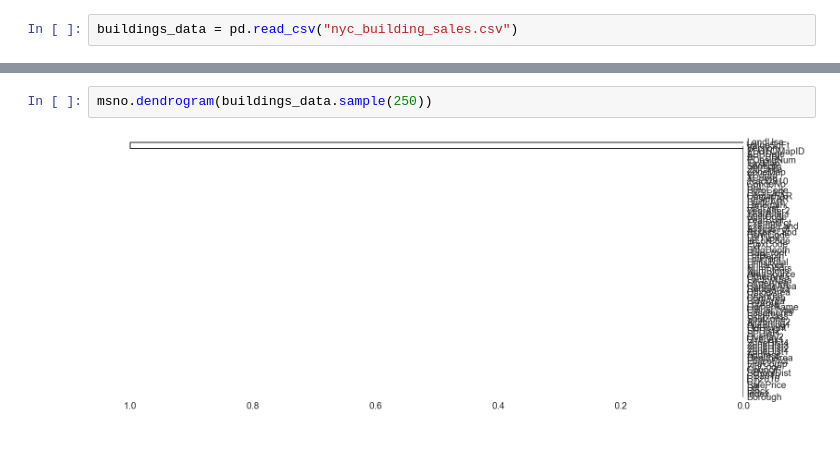
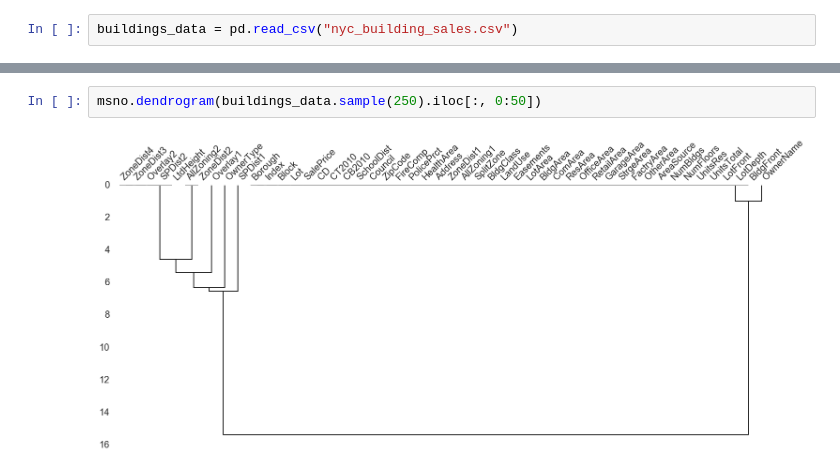
Before and after one commit to ResidentMario/missingno, a Jupyter notebook: missingno-bugs-needing-fixing.ipynb, the cells around one changed output, grey strips where cells are left out. Saved outputs shown, nothing was run; the diff lists cells and outputs as text; blank space fills up the shorter version.

```diff
--- a/missingno-bugs-needing-fixing.ipynb
+++ b/missingno-bugs-needing-fixing.ipynb
@@ -23,4 +27,4 @@ msno.matrix(buildings_data.sample(250))
 # %%
-msno.dendrogram(buildings_data.sample(250))
+msno.dendrogram(buildings_data.sample(250).iloc[:, 0:50])
 # %% [output]
-[figure, old version]
+[figure, new version]
```
Also changed, not shown: parts of 2 cells of this notebook, 1 other file.
